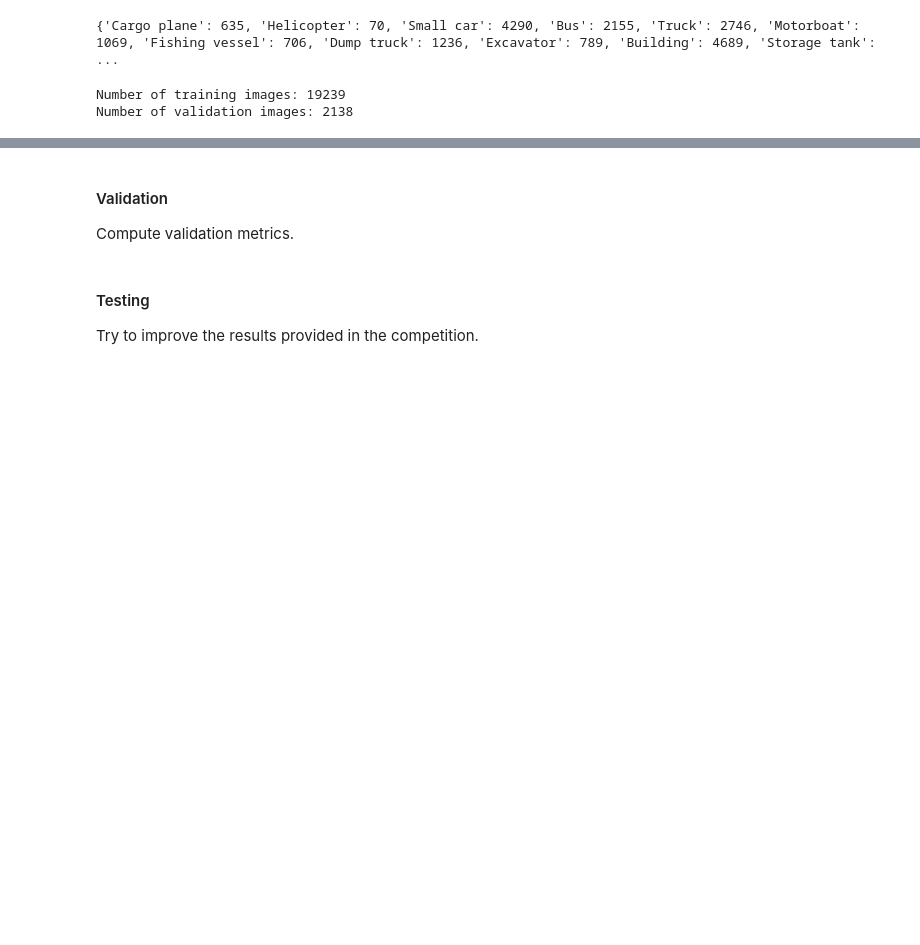
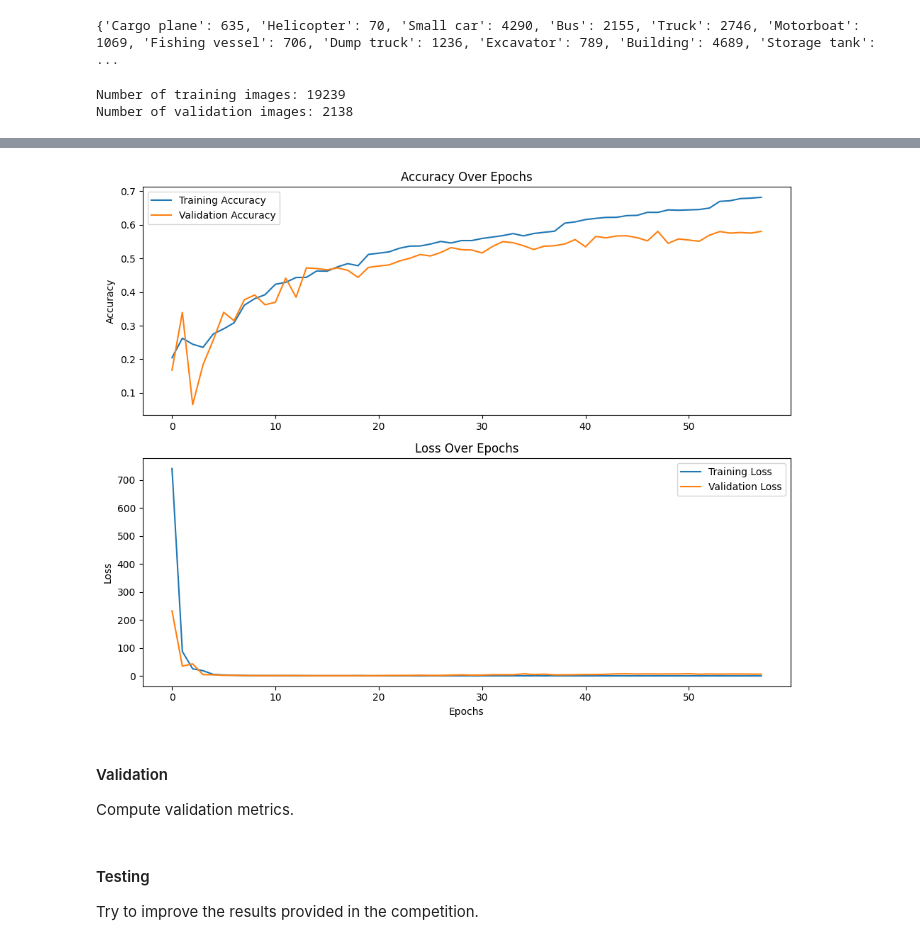
Before and after one commit to JoseRuiz01/DeepLearningTraining, a Jupyter notebook: 01 - ffNN/ffNN_model.ipynb, the cells around one changed output, grey strips where cells are left out. Cells and saved outputs as stored; diff of their text form; code cells hidden in the pictures; blank space fills up the shorter version.

```diff
--- a/01 - ffNN/ffNN_model.ipynb
+++ b/01 - ffNN/ffNN_model.ipynb
@@ -70,7 +63,7 @@ import numpy as np
 
 def load_geoimage(filename):
     warnings.filterwarnings('ignore', category=rasterio.errors.NotGeoreferencedWarning)
-    src_raster = rasterio.open('../input/xview-dataset/xview_recognition/'+filename, 'r')
+    src_raster = rasterio.open('./xview_recognition/'+filename, 'r')
     # RasterIO to OpenCV (see inconsistencies between libjpeg and libjpeg-turbo)
     input_type = src_raster.profile['dtype']
     input_channels = src_raster.count
@@ -85,7 +78,7 @@ Design and train a ffNN to deal with the “xview_recognition” classification
 import json
 
 # Load database
-json_file = '../input/xview-dataset/xview_recognition/xview_ann_train.json'
+json_file = './xview_recognition/xview_ann_train.json'
 with open(json_file) as ifs:
     json_data = json.load(ifs)
 ifs.close()
@@ -180,7 +181,7 @@ from tensorflow.keras.optimizers import Adam
 ## beta 2: controls the 2nd moment decay, fine-tuned for specific tasks. (0.999)
 ## epsilon: avoid numerical instability (1e-9)
 
-opt = Adam(learning_rate=5e-4, beta_1=0.8, beta_2=0.999, epsilon=1e-9, amsgrad=True, clipnorm=1.0)
+opt = Adam(learning_rate=0.0005, beta_1=0.8999999999999999, beta_2=0.9770000000000001)
 model.compile(optimizer=opt, loss='categorical_crossentropy', metrics=['accuracy'])
 # %%
 from tensorflow.keras.callbacks import TerminateOnNaN, EarlyStopping, ReduceLROnPlateau, ModelCheckpoint
@@ -223,7 +224,7 @@ import math
 import numpy as np
 
 print('Training model')
-epochs = 60 ## Increase epochs (60)
+epochs = 100 ## Increase epochs (100)
 train_steps = math.ceil(len(objs_train)/batch_size)
 valid_steps = math.ceil(len(objs_valid)/batch_size)
 h = model.fit(train_generator, steps_per_epoch=train_steps, validation_data=valid_generator, validation_steps=valid_steps, epochs=epochs, callbacks=callbacks, verbose=1)
@@ -252,3 +261,30 @@ Epoch 20/60
+# %%
+import matplotlib.pyplot as plt
+
+# Plot training & validation accuracy/loss
+plt.figure(figsize=(10, 8))
+
+# Accuracy
+plt.subplot(2, 1, 1)
+plt.plot(h.history['accuracy'], label='Training Accuracy')
+plt.plot(h.history['val_accuracy'], label='Validation Accuracy')
+plt.title('Accuracy Over Epochs')
+plt.ylabel('Accuracy')
+plt.legend(loc='upper left')
+
+# Loss
+plt.subplot(2, 1, 2)
+plt.plot(h.history['loss'], label='Training Loss')
+plt.plot(h.history['val_loss'], label='Validation Loss')
+plt.title('Loss Over Epochs')
+plt.ylabel('Loss')
+plt.xlabel('Epochs')
+plt.legend(loc='upper right')
+
+plt.tight_layout()
+plt.show()
+# %% [output]
+[figure, added]
 # %% [markdown]
 #### Validation
 Compute validation metrics.
```
Also changed, not shown: parts of 8 cells of this notebook.
